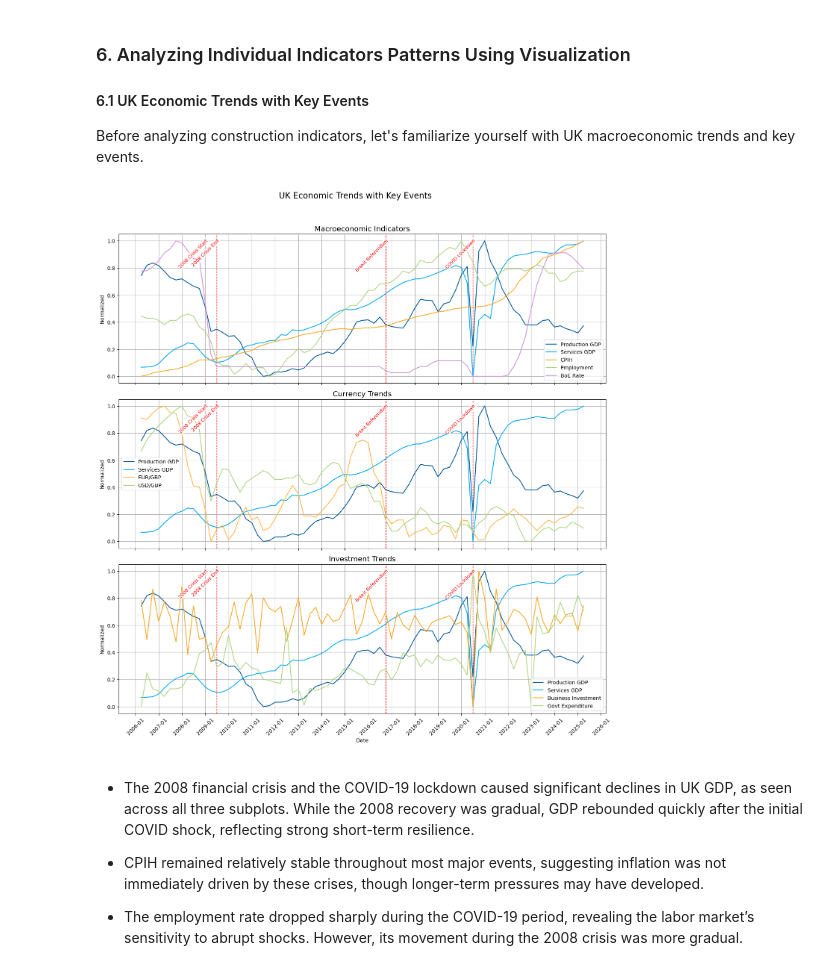
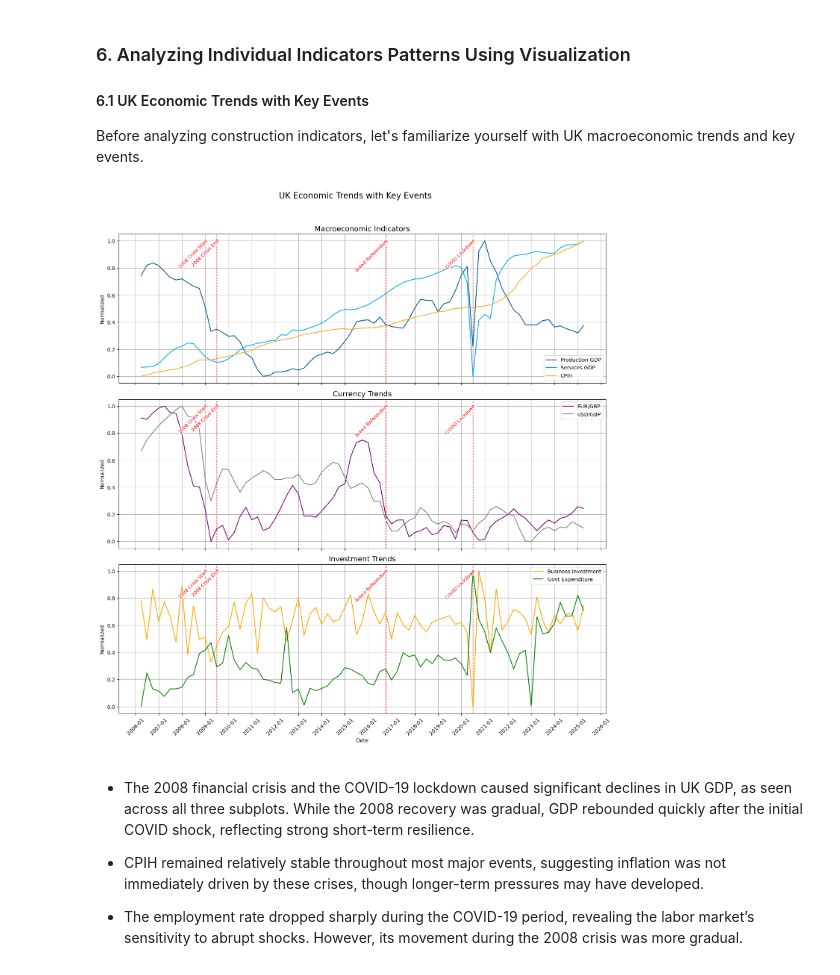
Before and after one commit to Alisa-Makhonina/Macroeconomic_indicators_vs_Construction_indicators, a Jupyter notebook: 4_Exploratory Data Analysis.ipynb, the cells around one changed output. Cells and saved outputs as stored; diff of their text form; code cells hidden in the pictures.

```diff
--- a/4_Exploratory Data Analysis.ipynb
+++ b/4_Exploratory Data Analysis.ipynb
@@ -465,26 +465,26 @@ Before analyzing construction indicators, let's familiarize yourself with UK mac
 # %%
 # Creating subplots for UK Economic Trends with Key Events using auxiliary function
 plots_dict = {
     "Macroeconomic Indicators": [
-        ['Production GDP', 'Services GDP', 'CPIH', 'Employment rate, %', 'BoE Rate, %'],
-        ['Production GDP', 'Services GDP', 'CPIH', 'Employment', 'BoE Rate'],
-        ['#01579B', '#03A9F4', '#f9a825', '#aed581', '#ce93d8']
+        ['Production GDP', 'Services GDP', 'CPIH'],
+        ['Production GDP', 'Services GDP', 'CPIH'],
+        ['#01579B', '#03A9F4', '#f9a825']
     ],
     "Currency Trends": [
-        ['Production GDP', 'Services GDP', 'EUR/GBP', 'USD/GBP'],
-        ['Production GDP', 'Services GDP', 'EUR/GBP', 'USD/GBP'],
-        ['#01579B', '#03A9F4', '#ffb74d', '#aed581']
+        ['EUR/GBP', 'USD/GBP'],
+        ['EUR/GBP', 'USD/GBP'],
+        ['purple', 'grey']
     ],
     "Investment Trends": [
-        ['Production GDP', 'Services GDP', 'Business Investment, % change', 'Govt Expenditure, £m'],
-        ['Production GDP', 'Services GDP', 'Business Investment', 'Govt Expenditure'],
-        ['#01579B', '#03A9F4', '#f9a825', '#aed581']
+        ['Business Investment, % change', 'Govt Expenditure, £m'],
+        ['Business Investment', 'Govt Expenditure'],
+        ['orange', 'green']
     ]
 }
 
 create_subplot_trends(df_q_norm, plots_dict, subtitle="UK Economic Trends with Key Events")
 # %% [output]
-[figure, old version]
+[figure, new version]
 # %% [markdown]
 - The 2008 financial crisis and the COVID-19 lockdown caused significant declines in UK GDP, as seen across all three subplots. While the 2008 recovery was gradual, GDP rebounded quickly after the initial COVID shock, reflecting strong short-term resilience.
 
```
Also changed, not shown: parts of 2 cells of this notebook.
